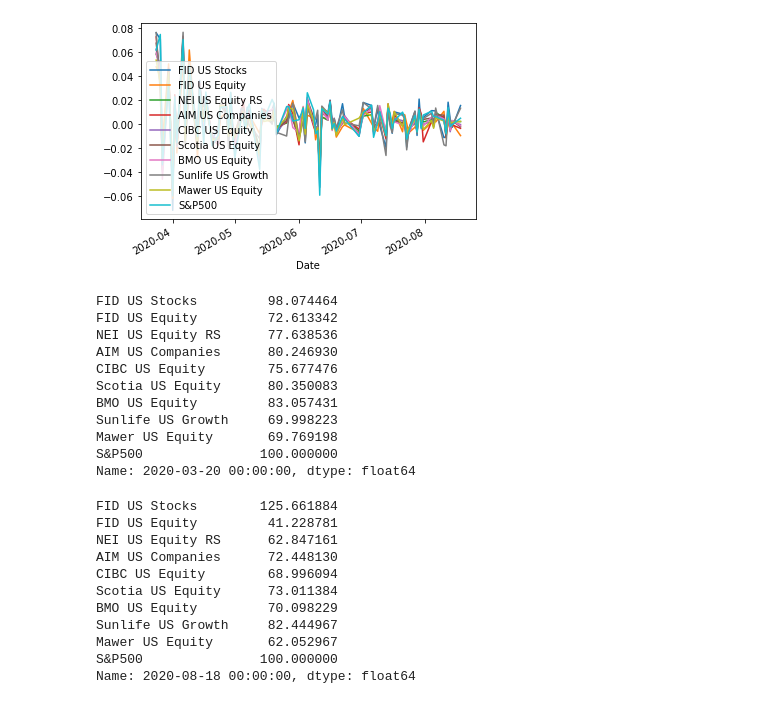
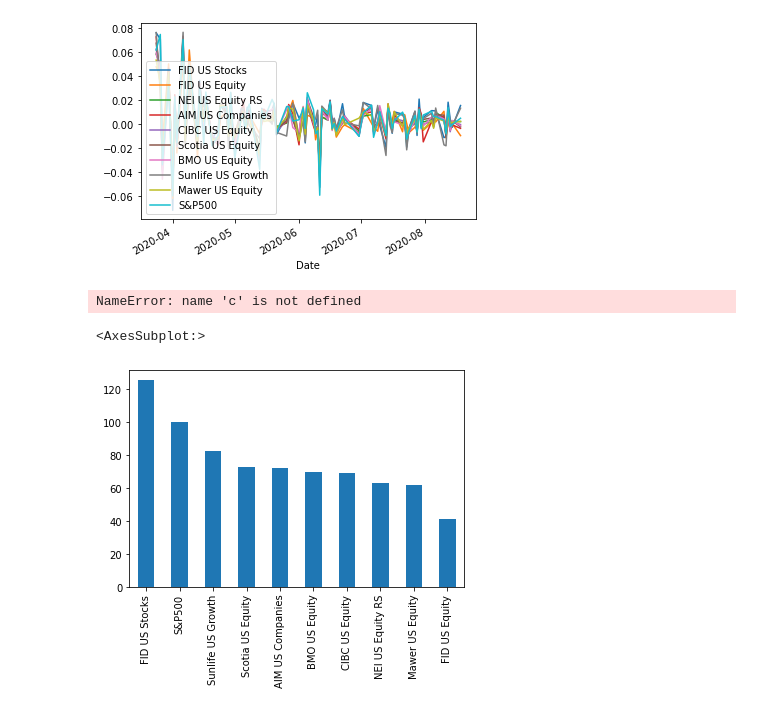
Before and after one commit to harrysui1997/Passive-vs-Active-Management-Analysis, a Jupyter notebook: Starter Code/Starter Code-CurtisM.ipynb, the cells around one changed output. Drawn from its saved outputs; the diff is of its cells as text; code cells hidden in the pictures.

Commit message:
update to covid analysis

```diff
--- a/Starter Code/Starter Code-CurtisM.ipynb
+++ b/Starter Code/Starter Code-CurtisM.ipynb
@@ -33,7 +34,7 @@ cibc_us_equity_data = cibc_us_equity.history(start = start, actions=False)
 rbc_us_equity = yf.Ticker("RBCUSEQUITYS.TO")
 rbc_us_equity_data = rbc_us_equity.history(start = start, actions=False)
 #Scotia funds ...
-scotia_us_equity = yf.Ticker("0P000070D4.TO")
+scotia_us_equity = yf.Ticker("0P000071T3.TO")
 scotia_us_equity_data = scotia_us_equity.history(start = start, actions=False)
 #BMO funds ...
 bmo_us_equity = yf.Ticker("0P00014EDS.TO")
@@ -136,35 +143,16 @@ index_drop = covid_drop_cumulative["S&P500"]["2020-03-20"]
 
 downside_covid = (covid_drop_cumulative.loc["2020-03-20"]/index_drop)*100
 #downside_covid
-downside_covid
+downside_covid.drop(c)
 # %% [output]
-FID US Stocks         98.074464
-FID US Equity         72.613342
-NEI US Equity RS      77.638536
-AIM US Companies      80.246930
-CIBC US Equity        75.677476
-Scotia US Equity      80.350083
-BMO US Equity         83.057431
-Sunlife US Growth     69.998223
-Mawer US Equity       69.769198
-S&P500               100.000000
-Name: 2020-03-20 00:00:00, dtype: float64
+NameError: name 'c' is not defined
 # %%
 #calculate upside capture ratios
 index_recovery = covid_recovery_cumulative["S&P500"]["2020-08-18"]
 
 upside_covid = (covid_recovery_cumulative.loc["2020-08-18"]/index_recovery)*100
-
-upside_covid
+upside_covid.sort_values(ascending=False, inplace=True)
+upside_covid.plot(kind="bar")
 # %% [output]
-FID US Stocks        125.661884
-FID US Equity         41.228781
-NEI US Equity RS      62.847161
-AIM US Companies      72.448130
-CIBC US Equity        68.996094
-Scotia US Equity      73.011384
-BMO US Equity         70.098229
-Sunlife US Growth     82.444967
-Mawer US Equity       62.052967
-S&P500               100.000000
-Name: 2020-08-18 00:00:00, dtype: float64
+<AxesSubplot:>
+[figure, added]
```
Also changed, not shown: parts of 2 cells of this notebook, 1 other file.
